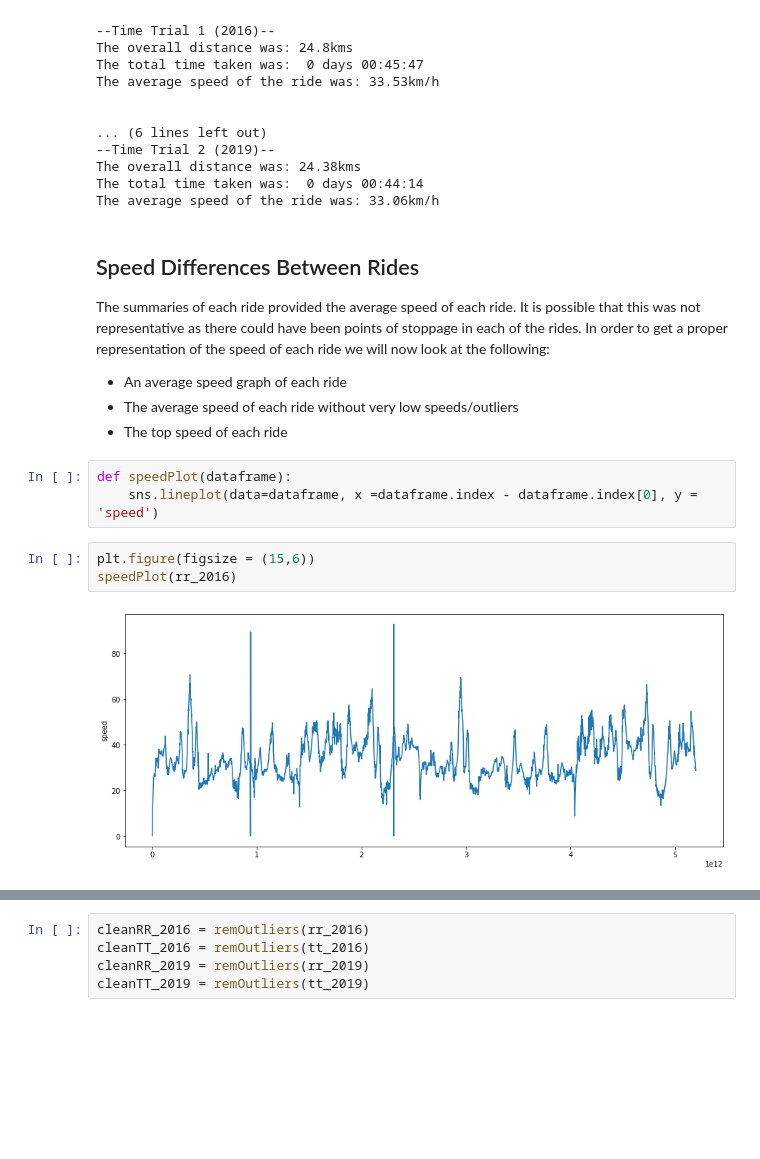
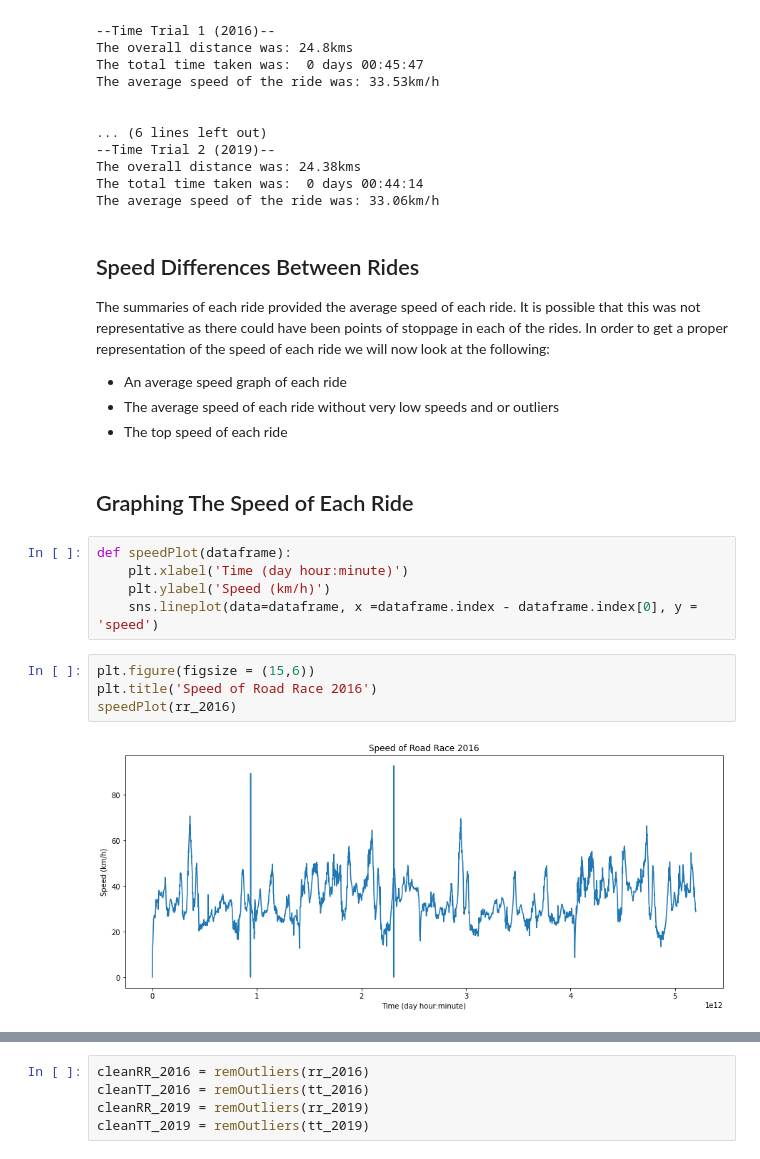
Before and after one commit to liamflannery/data-science-portfolio-liamflannery, a Jupyter notebook: Portfolio 1.ipynb, the cells around one changed output, grey strips where cells are left out. Cells and saved outputs as stored; diff of their text form; blank space fills up the shorter version.

```diff
--- a/Portfolio 1.ipynb
+++ b/Portfolio 1.ipynb
@@ -100,15 +100,20 @@ The average speed of the ride was: 33.06km/h
 ## Speed Differences Between Rides
 The summaries of each ride provided the average speed of each ride. It is possible that this was not representative as there could have been points of stoppage in each of the rides. In order to get a proper representation of the speed of each ride we will now look at the following:
 * An average speed graph of each ride
-* The average speed of each ride without very low speeds/outliers
+* The average speed of each ride without very low speeds and or outliers
 * The top speed of each ride
+# %% [markdown]
+## Graphing The Speed of Each Ride
 # %%
 def speedPlot(dataframe):
+    plt.xlabel('Time (day hour:minute)')
+    plt.ylabel('Speed (km/h)')
     sns.lineplot(data=dataframe, x =dataframe.index - dataframe.index[0], y = 'speed')
 # %%
 plt.figure(figsize = (15,6))
+plt.title('Speed of Road Race 2016')
 speedPlot(rr_2016)
 # %% [output]
-[figure, old version]
+[figure, new version]
 # %%
 plt.figure(figsize = (15,6))
```
Also changed, not shown: parts of 11 cells of this notebook, 1 other file.
